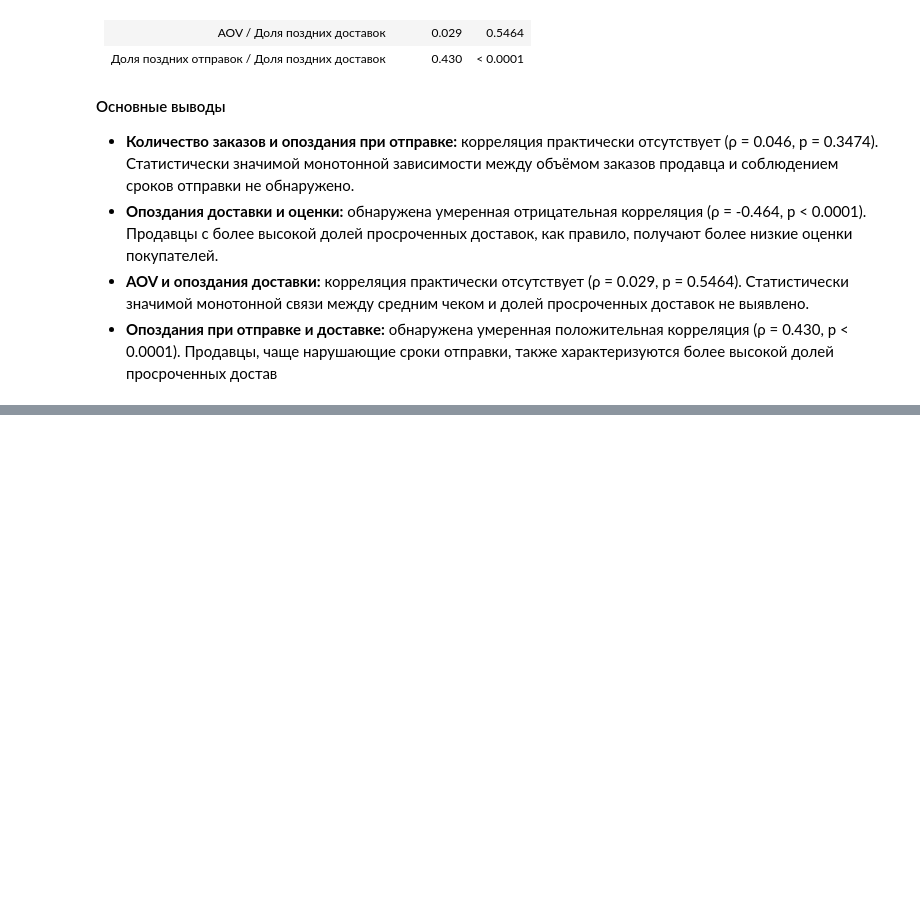
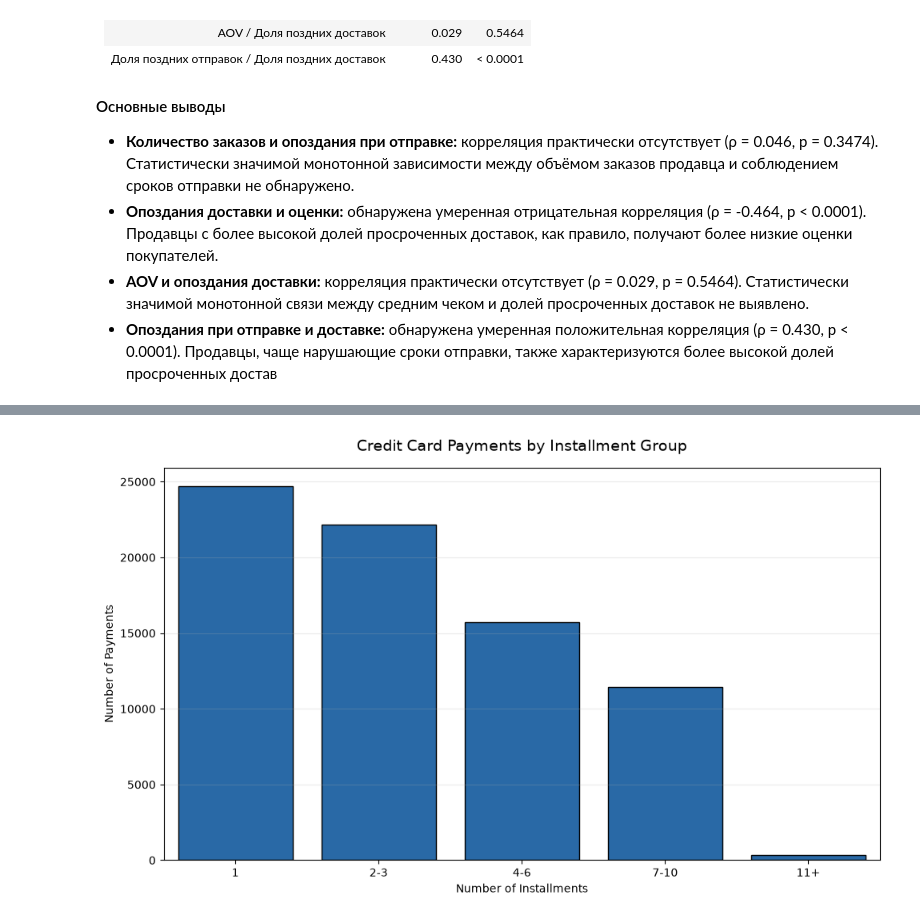
Before and after one commit to radmirmudarisov77-sketch/olist-ecommerce-sql-analysis, a Jupyter notebook: notebooks/02_eda.ipynb, the cells around one changed output, grey strips where cells are left out. Drawn from its saved outputs; the diff is of its cells as text; code cells hidden in the pictures; blank space fills up the shorter version.

Commit message:
Complete payment and installment EDA

```diff
--- a/notebooks/02_eda.ipynb
+++ b/notebooks/02_eda.ipynb
@@ -441,0 +704,67 @@ corr_results
+# %%
+installments = pd.read_sql("""
+SELECT
+    p.payment_installments AS installments,
+    COUNT(*) AS payments_cnt,
+    ROUND(AVG(p.payment_value), 2) AS avg_payment,
+    SUM(p.payment_value) AS total_payment,
+    ROUND(
+        100.0 * COUNT(*) / SUM(COUNT(*)) OVER (),
+        2
+    ) AS payments_share
+FROM order_payments p
+JOIN orders_delivered d
+    ON p.order_id = d.order_id
+WHERE p.payment_type = 'credit_card'
+GROUP BY p.payment_installments
+ORDER BY installments
+""", engine)
+
+grouped_installments = installments.copy()
+
+grouped_installments['installment_group'] = grouped_installments['installments'].apply(
+    lambda x:
+        '1' if x == 1 else
+        '2-3' if 2 <= x <= 3 else
+        '4-6' if 4 <= x <= 6 else
+        '7-10' if 7 <= x <= 10 else
+        '11+'
+)
+
+grouped_installments = (
+    grouped_installments
+    .groupby('installment_group', as_index=False)
+    .agg(
+        payments_cnt=('payments_cnt', 'sum')
+    )
+)
+
+order = ['1', '2-3', '4-6', '7-10', '11+']
+grouped_installments['installment_group'] = pd.Categorical(
+    grouped_installments['installment_group'],
+    categories=order,
+    ordered=True
+)
+
+grouped_installments = grouped_installments.sort_values('installment_group')
+
+plt.figure(figsize=(10, 6))
+
+sns.barplot(
+    data=grouped_installments,
+    x='installment_group',
+    y='payments_cnt',
+    color='#146ABB',
+    edgecolor='black'
+)
+
+plt.title('Credit Card Payments by Installment Group', fontsize=14, pad=15)
+plt.xlabel('Number of Installments')
+plt.ylabel('Number of Payments')
+plt.grid(axis='y', alpha=0.25)
+
+plt.tight_layout()
+plt.savefig("../images/cc_inst_group_count.png", dpi=150, bbox_inches="tight")
+plt.show()
+# %% [output]
+[figure, added]
```
Also changed, not shown: parts of 16 cells of this notebook.
